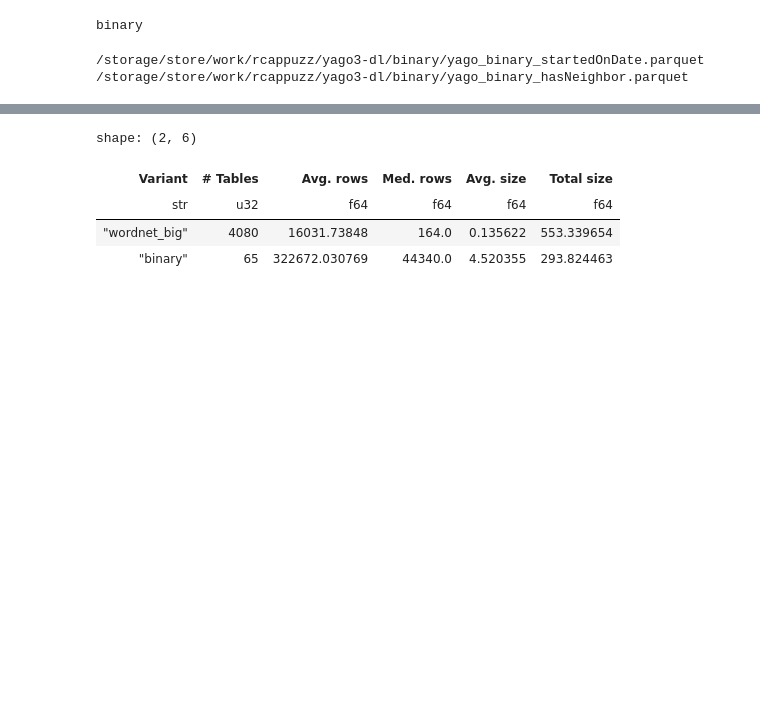
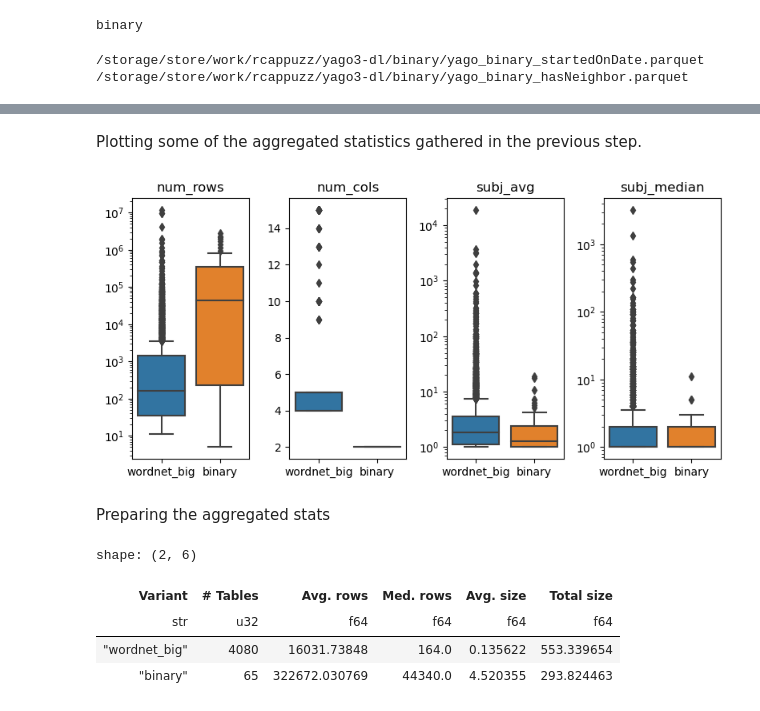
Before and after one commit to rcap107/retrieve-merge-predict, a Jupyter notebook: notebooks/Study YADL versions.ipynb, the cells around one changed output, grey strips where cells are left out. Drawn from its saved outputs; the diff is of its cells as text; code cells hidden in the pictures; blank space fills up the shorter version.

```diff
--- a/notebooks/Study YADL versions.ipynb
+++ b/notebooks/Study YADL versions.ipynb
@@ -11,4 +18,2 @@ from tqdm import tqdm
 # %%
 metadata_dir = Path("data/metadata")
-# %%
-variant = "binary"
@@ -67,0 +92,7 @@ binary
+# %%
+largest_wordnet=all_stat_variants.filter(pl.col("variant")=="wordnet_big").sort("num_rows", descending=True).limit(10).select("table_name").to_series().to_list()
+largest_binary=all_stat_variants.filter(pl.col("variant")=="binary").sort("num_rows", descending=True).limit(10).select("table_name").to_series().to_list()
+
+print(f"{'Rank':<10}", f"{'Binary':<40}", 'Wordnet')
+for idx in range(10):
+    print(f"{idx+1:<10}", f"{largest_binary[idx]:<40}", largest_wordnet[idx])
@@ -68,3 +111,29 @@ binary
+# %% [markdown]
+Plotting some of the aggregated statistics gathered in the previous step.
+# %%
+variables_of_interest = ["num_rows", "num_cols", "subj_avg", "subj_median"]
+df_melt=all_stat_variants.melt(
+    id_vars=["variant"],
+    value_vars=variables_of_interest
+)
+
+fig, axs = plt.subplots(1, len(variables_of_interest), figsize=(8,4))
+for idx, var in enumerate(variables_of_interest):
+    ax = axs[idx]
+    ax=sns.boxplot(data=df_melt.filter(pl.col("variable")==var).to_pandas(), x="variant", y="value", ax=ax)
+    if var != "num_cols":
+        ax.set_yscale("log")
+    ax.set_title(var)
+    ax.set_xlabel("")
+    ax.set_ylabel("")
+
+    # ax.get_legend().remove()
+
+plt.tight_layout()
+# %% [output]
+[figure, added]
+# %% [markdown]
+Preparing the aggregated stats
 # %%
 stat_variants = pl.concat(avg_df)
 # %%
```
Also changed, not shown: parts of 9 cells of this notebook.
